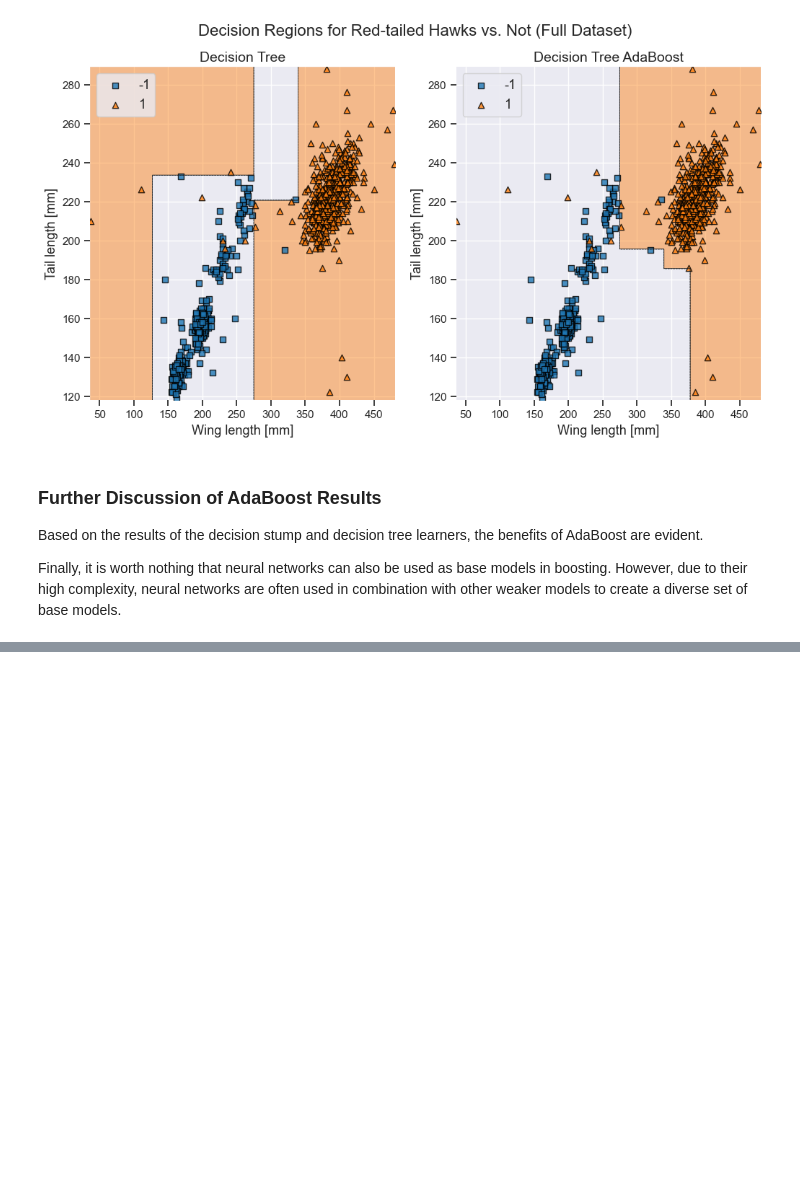
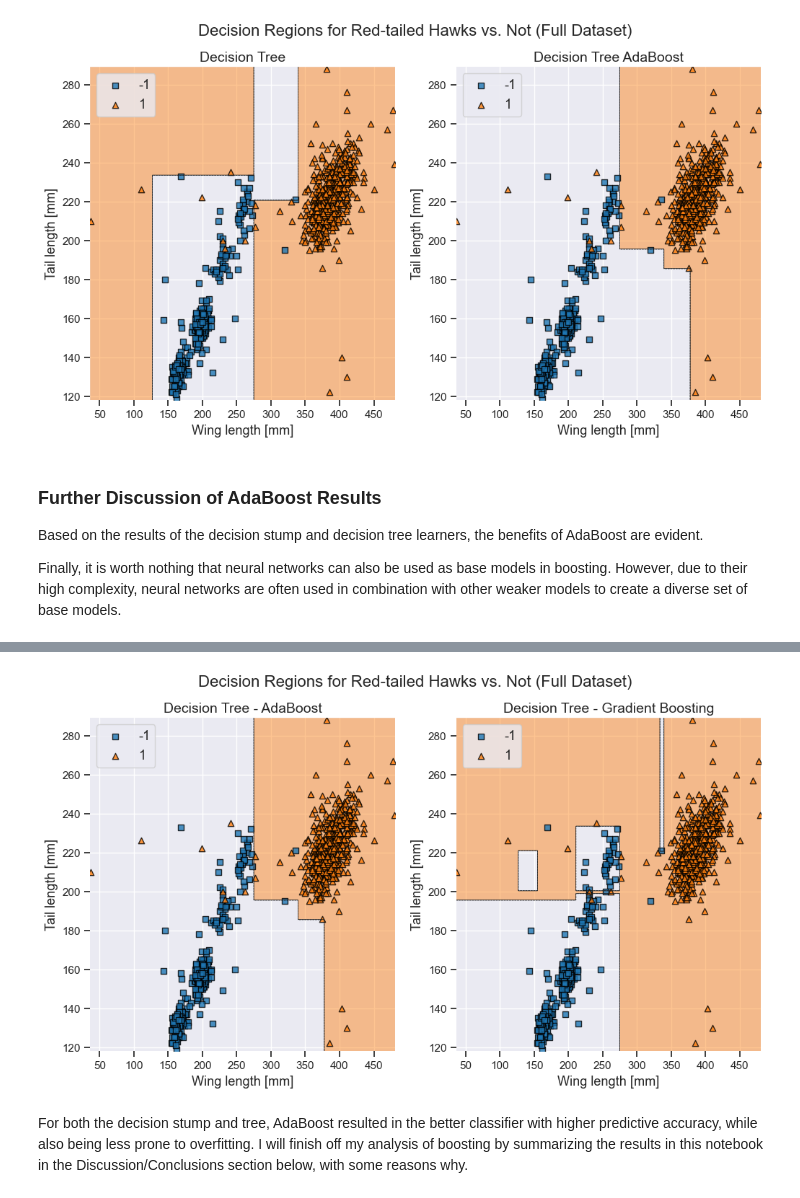
Before and after one commit to kary5678/INDE-577, a Jupyter notebook: supervised-learning/ensemble_methods/boosting/boosting.ipynb, the cells around one changed output, grey strips where cells are left out. Saved outputs shown, nothing was run; the diff lists cells and outputs as text; code cells hidden in the pictures; blank space fills up the shorter version.

```diff
--- a/supervised-learning/ensemble_methods/boosting/boosting.ipynb
+++ b/supervised-learning/ensemble_methods/boosting/boosting.ipynb
@@ -319,0 +365,9 @@ y_pred = gb_reg.predict(X_train)
+# %%
+compare_decision_regions(X, y, ada_tree, gb_tree,
+                         clf1_title = "Decision Tree - AdaBoost",
+                         clf2_title = "Decision Tree - Gradient Boosting")
+plt.show()
+# %% [output]
+[figure, added]
+# %% [markdown]
+For both the decision stump and tree, AdaBoost resulted in the better classifier with higher predictive accuracy, while also being less prone to overfitting. I will finish off my analysis of boosting by summarizing the results in this notebook in the Discussion/Conclusions section below, with some reasons why.
```
Also changed, not shown: parts of 15 cells of this notebook.
